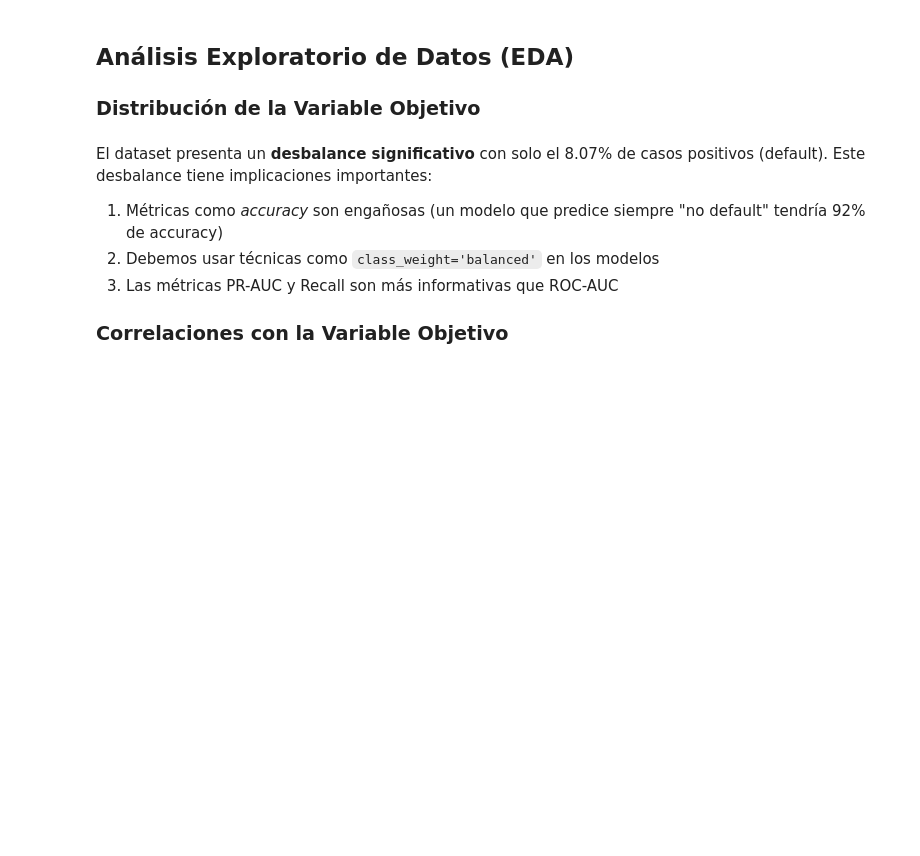
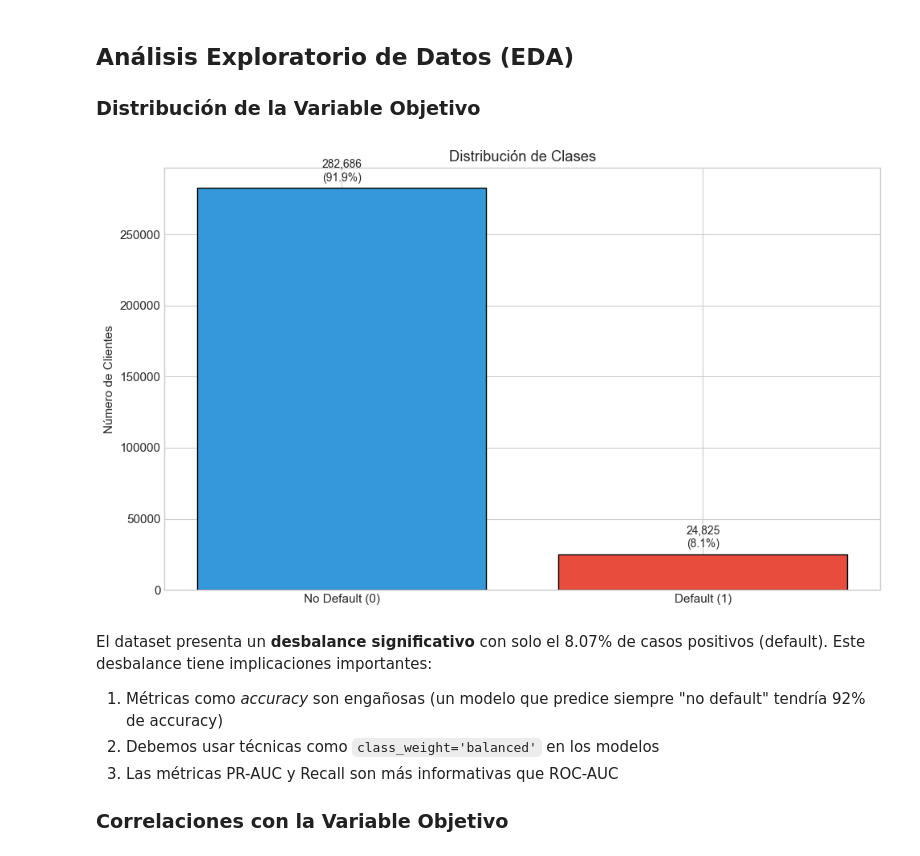
Before and after one commit to mellamanelpoeta/home_credit_risk_default, a Jupyter notebook: reporte-final/reporte.ipynb, the cells around one changed output. Cells and saved outputs as stored; diff of their text form; code cells hidden in the pictures; blank space fills up the shorter version.

```diff
--- a/reporte-final/reporte.ipynb
+++ b/reporte-final/reporte.ipynb
@@ -233,32 +240,30 @@ A partir de las tablas relacionadas, construimos 41 variables que capturan difer
 # %%
 #| echo: false
 #| label: fig-target-dist
 #| fig-cap: "Distribución de la variable TARGET (desbalance de clases)"
 
 # Datos de distribución
 target_dist = pd.DataFrame({
     'Clase': ['No Default (0)', 'Default (1)'],
     'Cantidad': [282686, 24825],
     'Porcentaje': [91.93, 8.07]
 })
 
-fig, axes = plt.subplots(1, 2, figsize=(12, 4))
+fig, axes = plt.subplots(figsize=(10, 6))
 
 # Gráfico de barras
 colors = ['#3498db', '#e74c3c']
-axes[0].bar(target_dist['Clase'], target_dist['Cantidad'], color=colors, edgecolor='black')
-axes[0].set_ylabel('Número de Clientes')
-axes[0].set_title('Distribución de Clases')
+axes.bar(target_dist['Clase'], target_dist['Cantidad'], color=colors, edgecolor='black')
+axes.set_ylabel('Número de Clientes')
+axes.set_title('Distribución de Clases')
 for i, (q, p) in enumerate(zip(target_dist['Cantidad'], target_dist['Porcentaje'])):
-    axes[0].text(i, q + 5000, f'{q:,}\n({p:.1f}%)', ha='center', fontsize=10)
+    axes.text(i, q + 5000, f'{q:,}\n({p:.1f}%)', ha='center', fontsize=10)
 
-# Gráfico de pie
-axes[1].pie(target_dist['Porcentaje'], labels=target_dist['Clase'], colors=colors,
-            autopct='%1.1f%%', startangle=90, explode=[0, 0.05])
-axes[1].set_title('Proporción de Clases')
 
 plt.tight_layout()
 plt.show()
+# %% [output]
+[figure, added]
 # %% [markdown]
 El dataset presenta un **desbalance significativo** con solo el 8.07% de casos positivos (default). Este desbalance tiene implicaciones importantes:
 
```
Also changed, not shown: parts of 10 cells of this notebook.
